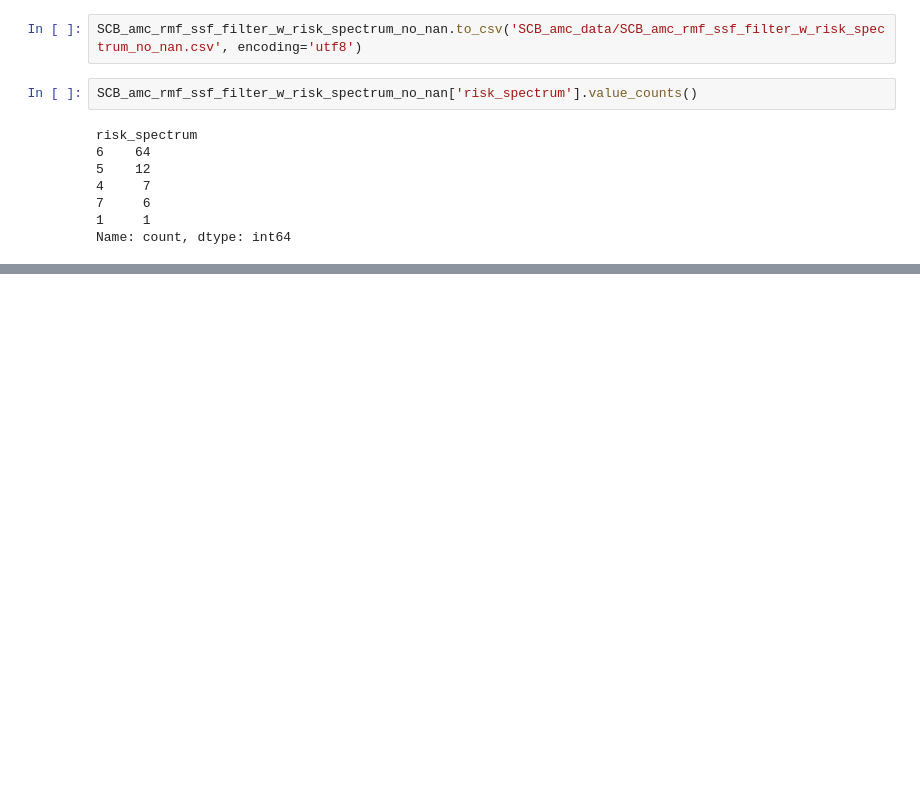
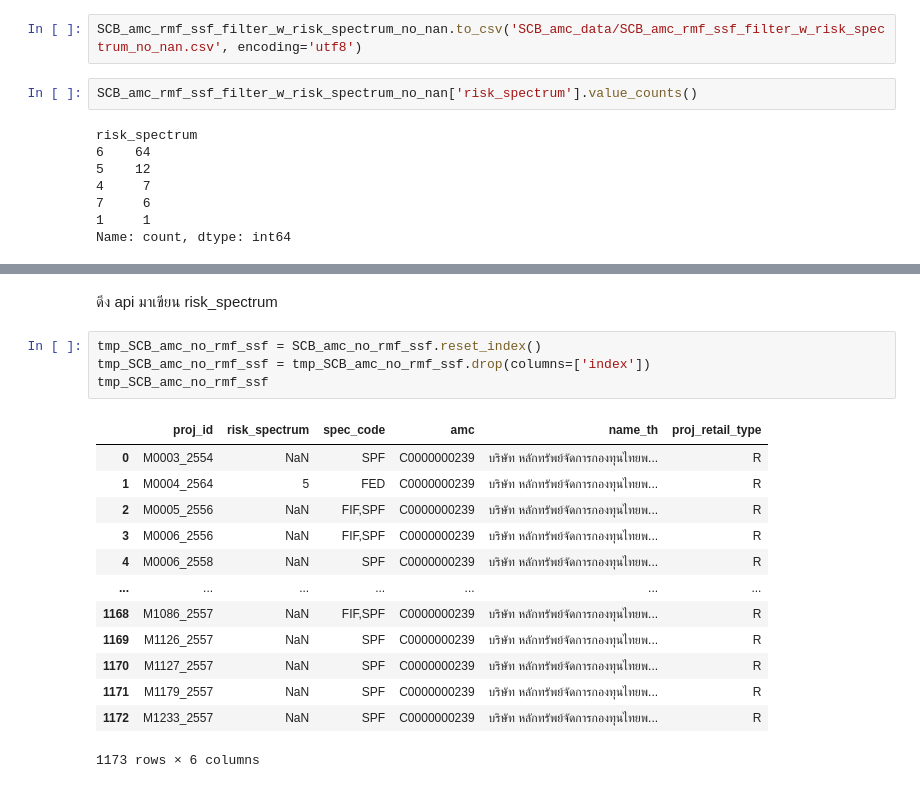
Before and after one commit to taro54071/Finance-Made-Easy-Personalized-Planner, a Jupyter notebook: Python_script/NO_TAX_REDUCTION.ipynb, the cells around one changed output, grey strips where cells are left out. Drawn from its saved outputs; the diff is of its cells as text; blank space fills up the shorter version.

```diff
--- a/Python_script/NO_TAX_REDUCTION.ipynb
+++ b/Python_script/NO_TAX_REDUCTION.ipynb
@@ -368,0 +381,20 @@ Name: count, dtype: int64
+# %% [markdown]
+ดึง api มาเขียน risk_spectrum
+# %%
+tmp_SCB_amc_no_rmf_ssf = SCB_amc_no_rmf_ssf.reset_index()
+tmp_SCB_amc_no_rmf_ssf = tmp_SCB_amc_no_rmf_ssf.drop(columns=['index'])
+tmp_SCB_amc_no_rmf_ssf
+# %% [output]
+|  | proj_id | risk_spectrum | spec_code | amc | name_th | proj_retail_type |
+| 0 | M0003_2554 | NaN | SPF | C0000000239 | บริษัท หลักทรัพย์จัดการกองทุนไทยพ... | R |
+| 1 | M0004_2564 | 5 | FED | C0000000239 | บริษัท หลักทรัพย์จัดการกองทุนไทยพ... | R |
+| 2 | M0005_2556 | NaN | FIF,SPF | C0000000239 | บริษัท หลักทรัพย์จัดการกองทุนไทยพ... | R |
+| 3 | M0006_2556 | NaN | FIF,SPF | C0000000239 | บริษัท หลักทรัพย์จัดการกองทุนไทยพ... | R |
+| 4 | M0006_2558 | NaN | SPF | C0000000239 | บริษัท หลักทรัพย์จัดการกองทุนไทยพ... | R |
+| ... | ... | ... | ... | ... | ... | ... |
+| 1168 | M1086_2557 | NaN | FIF,SPF | C0000000239 | บริษัท หลักทรัพย์จัดการกองทุนไทยพ... | R |
+| 1169 | M1126_2557 | NaN | SPF | C0000000239 | บริษัท หลักทรัพย์จัดการกองทุนไทยพ... | R |
+| 1170 | M1127_2557 | NaN | SPF | C0000000239 | บริษัท หลักทรัพย์จัดการกองทุนไทยพ... | R |
+| 1171 | M1179_2557 | NaN | SPF | C0000000239 | บริษัท หลักทรัพย์จัดการกองทุนไทยพ... | R |
+| 1172 | M1233_2557 | NaN | SPF | C0000000239 | บริษัท หลักทรัพย์จัดการกองทุนไทยพ... | R |
+1173 rows × 6 columns
```
Also changed, not shown: parts of 13 cells of this notebook.
